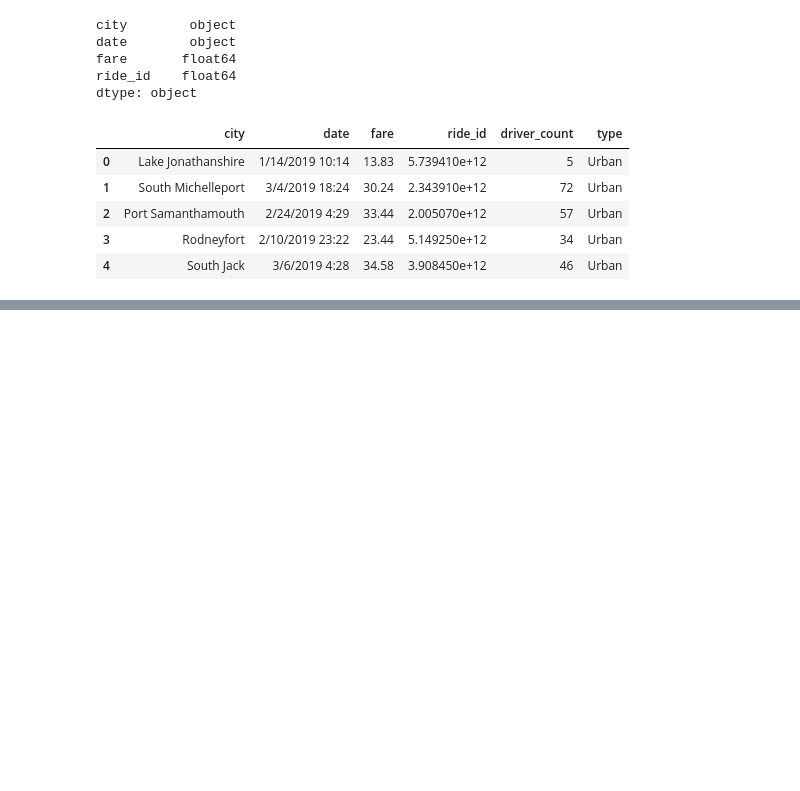
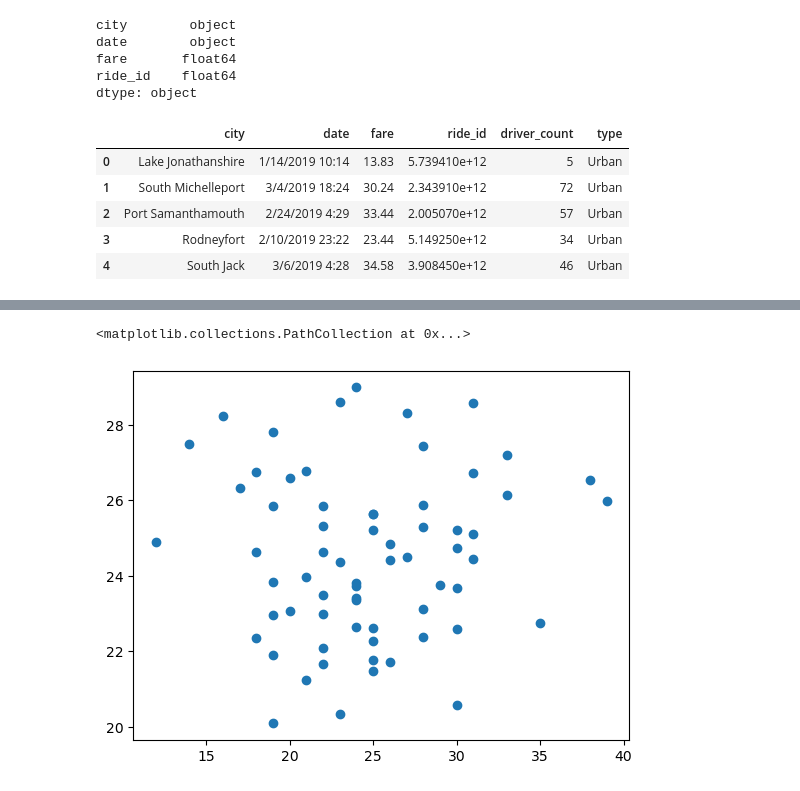
Before and after one commit to LLudivina/PyBer_Analysis, a Jupyter notebook: PyBer.ipynb, the cells around one changed output, grey strips where cells are left out. Saved outputs shown, nothing was run; the diff lists cells and outputs as text; code cells hidden in the pictures; blank space fills up the shorter version.

```diff
--- a/PyBer.ipynb
+++ b/PyBer.ipynb
@@ -8,8 +8,8 @@ import pandas as pd
 import os
 # %%
 # Files to load
-city_data_to_load = os.path.join('..','Resources', 'city_data.csv')
-ride_data_to_load = os.path.join('..','Resources', 'ride_data.csv')
+city_data_to_load = os.path.join('.','Resources', 'city_data.csv')
+ride_data_to_load = os.path.join('.','Resources', 'ride_data.csv')
 # %%
 # Read the city data file and store it in a pandas DataFrame.
 city_data_df = pd.read_csv(city_data_to_load)
@@ -139,0 +146,7 @@ pyber_data_df.head()
+# %%
+#Completing the steps will be more efficient if we create separate DataFrames for each type and then create Data Series for each step.
+#Let's create three separate DataFrames, one for each type of city.
+#Each new DataFrame can be created by filtering the pyber_data_df DataFrame where the city type is equal to Urban, Suburban, or Rural.
+# Create the Urban city DataFrame.
+urban_cities_df = pyber_data_df[pyber_data_df["type"] == "Urban"]
+urban_cities_df.head()
@@ -139,0 +164,8 @@ pyber_data_df.head()
+# %%
+#To create a Data Series with one of the columns in a DataFrame, we can use the groupby() function and add the column inside the parentheses.
+#Using the groupby() function can be used to group large amounts of data when we want to compute mathematical operations on these groups.
+#We'll use the groupby() function to create a Series of data that has the name of the city as the index, apply the count() method
+#to the Series for each city, and select the ride_id column.
+# Get the number of rides for urban cities.
+urban_ride_count = urban_cities_df.groupby(["city"]).count()["ride_id"]
+urban_ride_count.head()
@@ -139,0 +190,4 @@ pyber_data_df.head()
+# %%
+# Get average fare for each city in the urban cities.
+urban_avg_fare = urban_cities_df.groupby(["city"]).mean()["fare"]
+urban_avg_fare.head()
@@ -139,0 +229,6 @@ pyber_data_df.head()
+# %%
+# Build the scatter plots for urban cities.
+plt.scatter(urban_ride_count, urban_avg_fare)
+# %% [output]
+<matplotlib.collections.PathCollection at 0x...>
+[figure, added]
```
Also changed, not shown: parts of 21 cells of this notebook, 1 other file.
